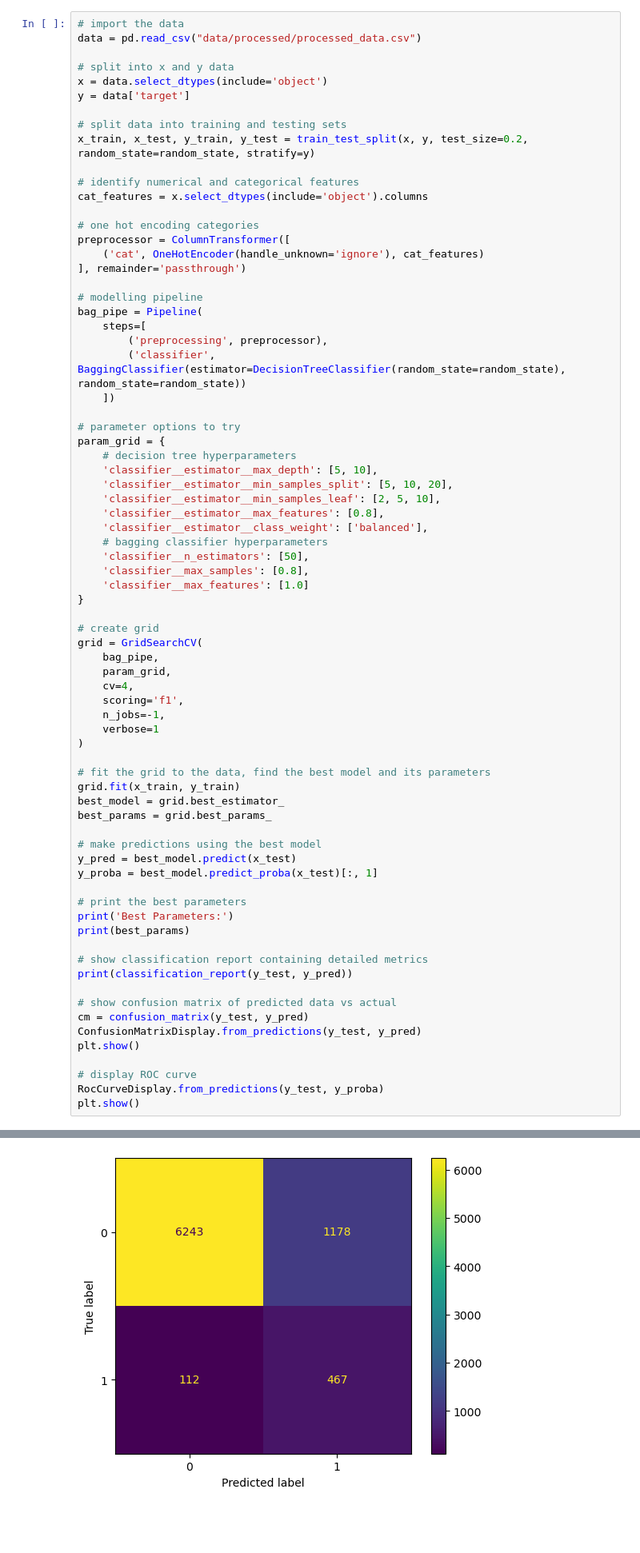
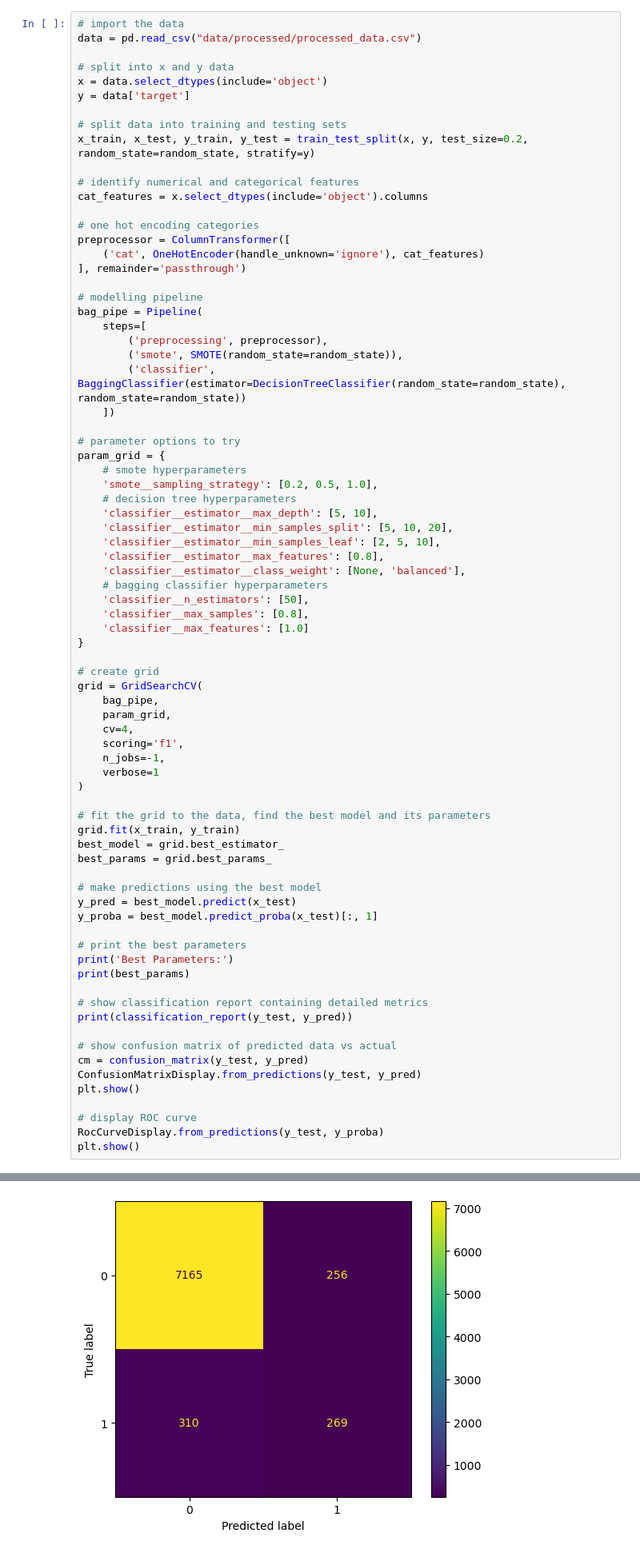
Before and after one commit to mattclark186/uyBvjh22fVpcb3UX, a Jupyter notebook: notebooks/modeling/bagging_classifier.ipynb, the cells around one changed output, grey strips where cells are left out. Shown at 80% size. Cells and saved outputs as stored; diff of their text form; blank space fills up the shorter version.

Commit message:
Implementing smote

```diff
--- a/notebooks/modeling/bagging_classifier.ipynb
+++ b/notebooks/modeling/bagging_classifier.ipynb
@@ -75,17 +75,20 @@ preprocessor = ColumnTransformer([
 bag_pipe = Pipeline(
     steps=[
         ('preprocessing', preprocessor),
+        ('smote', SMOTE(random_state=random_state)),
         ('classifier', BaggingClassifier(estimator=DecisionTreeClassifier(random_state=random_state), random_state=random_state))
     ])
 
 # parameter options to try
 param_grid = {
+    # smote hyperparameters
+    'smote__sampling_strategy': [0.2, 0.5, 1.0],
     # decision tree hyperparameters
     'classifier__estimator__max_depth': [5, 10],
     'classifier__estimator__min_samples_split': [5, 10, 20],
     'classifier__estimator__min_samples_leaf': [2, 5, 10],
     'classifier__estimator__max_features': [0.8],
-    'classifier__estimator__class_weight': ['balanced'],
+    'classifier__estimator__class_weight': [None, 'balanced'],
     # bagging classifier hyperparameters
     'classifier__n_estimators': [50],
     'classifier__max_samples': [0.8],
@@ -141 +144 @@ weighted avg       0.93      0.84      0.87      8000
-[figure, old version]
+[figure, new version]
```
Also changed, not shown: parts of 2 cells of this notebook, 2 other files.
